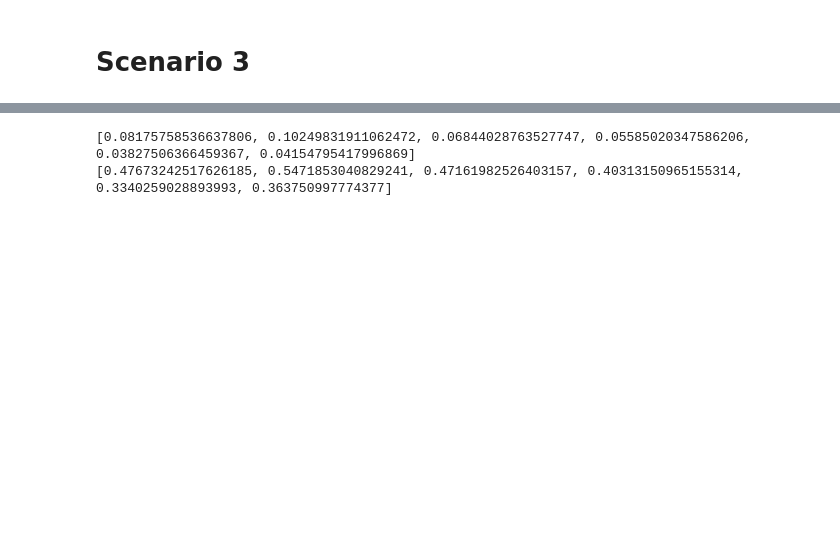
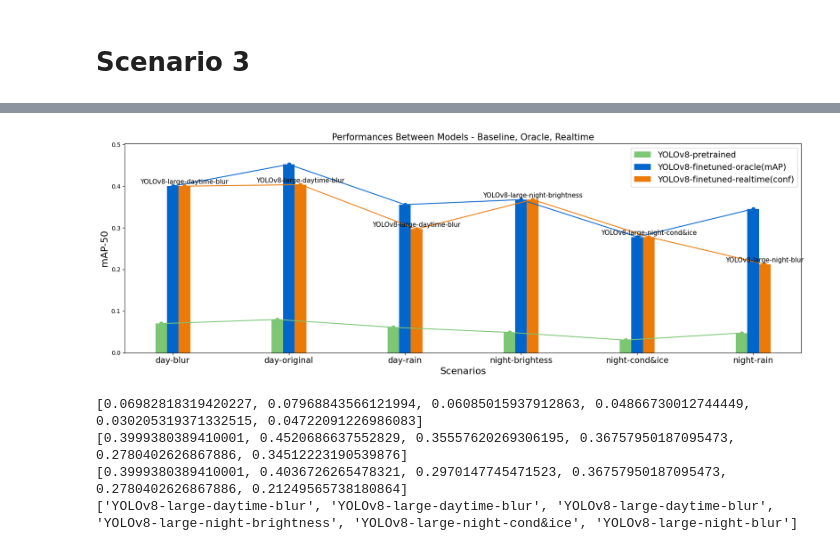
Before and after one commit to kmuhan/GREAT, a Jupyter notebook: subsequent-evaluation.ipynb, the cells around one changed output, grey strips where cells are left out. Drawn from its saved outputs; the diff is of its cells as text; code cells hidden in the pictures; blank space fills up the shorter version.

```diff
--- a/subsequent-evaluation.ipynb
+++ b/subsequent-evaluation.ipynb
@@ -559,6 +606,44 @@ mAP score normalized: 0
+# %%
+x = np.arange(len(categories_c2))
+width = 0.1
+
+fig, ax = plt.subplots(figsize=(17, 6))
+
+ax.bar(x - 1*width, baseline_c3, width, label='YOLOv8-pretrained', color='#7CC674')
+ax.plot(x - 1*width, baseline_c3, marker='o', color='#7CC674')
+
+ax.bar(x, oracle_c3, width, label='YOLOv8-finetuned-oracle(mAP)', color='#06C')
+ax.plot(x, oracle_c3, marker='o', color='#06C')
+
+ax.bar(x + 1*width, realtime_c3, width, label='YOLOv8-finetuned-realtime(conf)', color='#EC7A08')
+ax.plot(x + 1*width, realtime_c3, marker='o', color='#EC7A08')
+
+ax.set_xlabel('Scenarios', fontsize=16)
+ax.set_ylabel('mAP-50', fontsize=16)
+ax.set_title('Performances Between Models - Baseline, Oracle, Realtime', fontsize=15)
+ax.set_xticks(x)
+ax.set_xticklabels(categories_c3, fontsize=14)
+ax.legend(fontsize=14)
+
+y_min = 0
+y_max = max([max(baseline_c3), max(oracle_c3), max(realtime_c3)]) + 0.05
+ax.set_ylim([y_min, y_max])
+
+for i in range(len(categories_c3)):
+    ax.text(x[i] + 1*width, realtime_c3[i] + 0.005, f'{best_models_conf_c3[i]}', ha='center', fontsize=11, color='#000')
+
+fig.tight_layout()
+
+plt.show()
+# %% [output]
+[figure, added]
 # %%
 print(baseline_c3)
 print(oracle_c3)
+print(realtime_c3)
+print(best_models_conf_c3)
 # %% [output]
-[0.08175758536637806, 0.10249831911062472, 0.06844028763527747, 0.05585020347586206, 0.03827506366459367, 0.04154795417996869]
-[0.47673242517626185, 0.5471853040829241, 0.47161982526403157, 0.40313150965155314, 0.3340259028893993, 0.363750997774377]
+[0.06982818319420227, 0.07968843566121994, 0.06085015937912863, 0.04866730012744449, 0.030205319371332515, 0.04722091226986083]
+[0.3999380389410001, 0.4520686637552829, 0.35557620269306195, 0.36757950187095473, 0.2780402626867886, 0.34512223190539876]
+[0.3999380389410001, 0.4036726265478321, 0.2970147745471523, 0.36757950187095473, 0.2780402626867886, 0.21249565738180864]
+['YOLOv8-large-daytime-blur', 'YOLOv8-large-daytime-blur', 'YOLOv8-large-daytime-blur', 'YOLOv8-large-night-brightness', 'YOLOv8-large-night-cond&ice', 'YOLOv8-large-night-blur']
```
Also changed, not shown: parts of 10 cells of this notebook.
